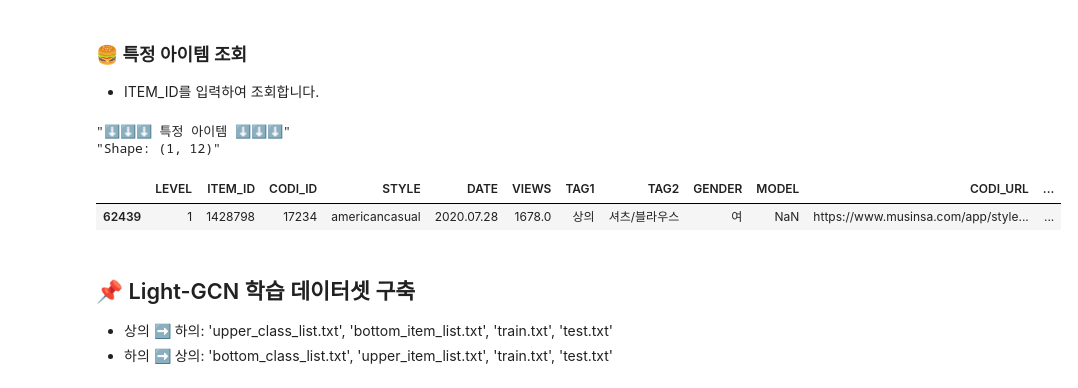
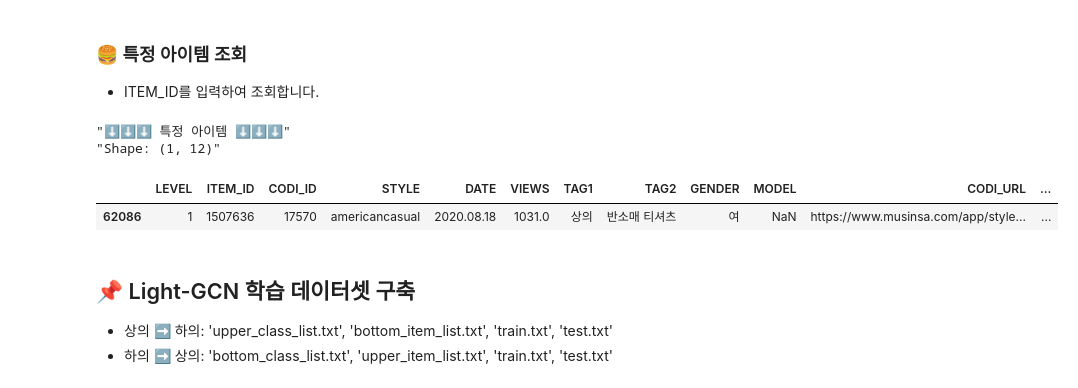
Before and after one commit to cutetory/DSfinal, a Jupyter notebook: step1/source/step1_datasets.ipynb, the cells around one changed output. Saved outputs shown, nothing was run; the diff lists cells and outputs as text; code cells hidden in the pictures.

```diff
--- a/step1/source/step1_datasets.ipynb
+++ b/step1/source/step1_datasets.ipynb
@@ -553,16 +553,16 @@ display(view_item_midclass.loc[slicing_startnum:slicing_endnum])
 ### 🍔 특정 아이템 조회
 * ITEM_ID를 입력하여 조회합니다.
 # %%
-view_item = df_concat2[df_concat2['ITEM_ID'] == 1428798]
+view_item = df_concat2[df_concat2['ITEM_ID'] == 1507636]
 
 print("\x1b[32m\"⬇⬇⬇ 특정 아이템 ⬇⬇⬇\"\x1b[0m")
 print(f"\x1b[33m\"Shape: {view_item.shape}\"\x1b[0m")
 display(view_item)
 # %% [output]
 "⬇⬇⬇ 특정 아이템 ⬇⬇⬇"
 "Shape: (1, 12)"
 |  | LEVEL | ITEM_ID | CODI_ID | STYLE | DATE | VIEWS | TAG1 | TAG2 | GENDER | MODEL | CODI_URL | ... |
-| 62439 | 1 | 1428798 | 17234 | americancasual | 2020.07.28 | 1678.0 | 상의 | 셔츠/블라우스 | 여 | NaN | https://www.musinsa.com/app/style... | ... |
+| 62086 | 1 | 1507636 | 17570 | americancasual | 2020.08.18 | 1031.0 | 상의 | 반소매 티셔츠 | 여 | NaN | https://www.musinsa.com/app/style... | ... |
 # %% [markdown]
 ## 📌 Light-GCN 학습 데이터셋 구축
 * 상의 ➡ 하의: 'upper_class_list.txt', 'bottom_item_list.txt', 'train.txt', 'test.txt'
```
Also changed, not shown: parts of 7 cells of this notebook.
